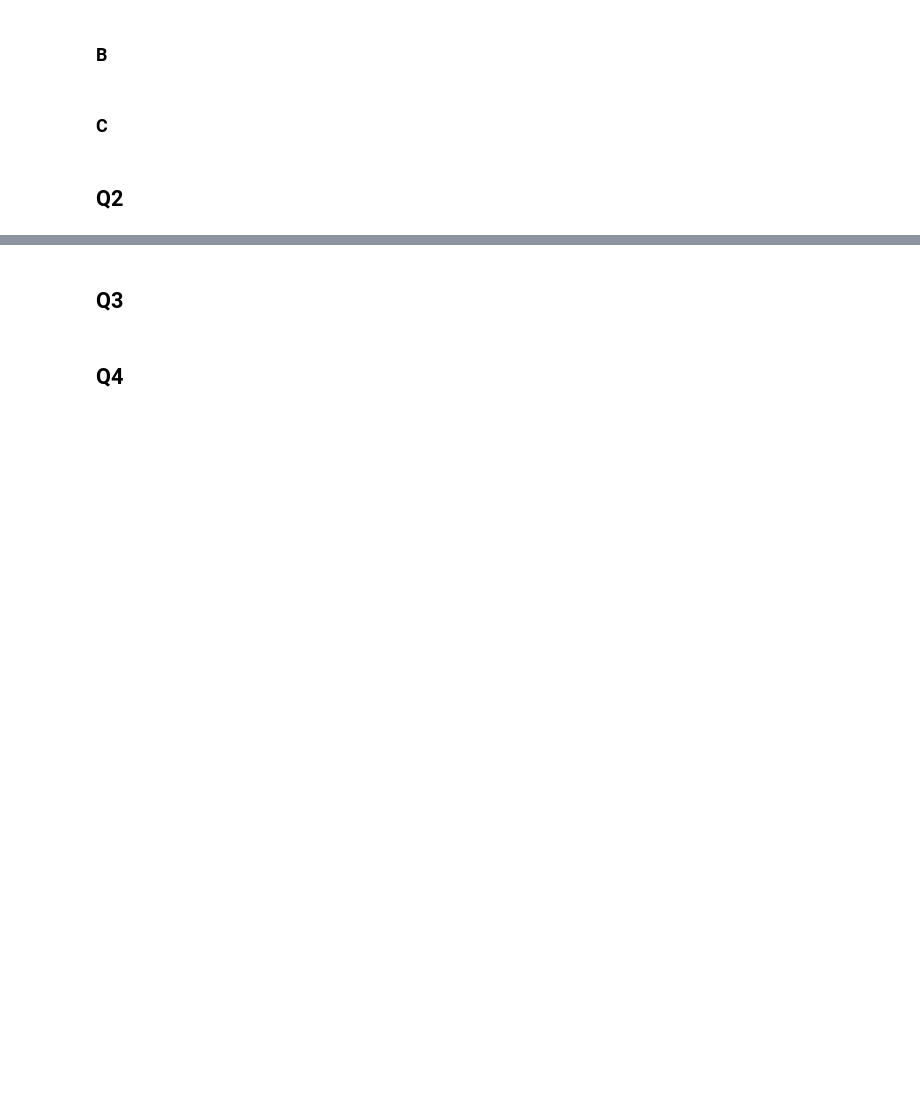
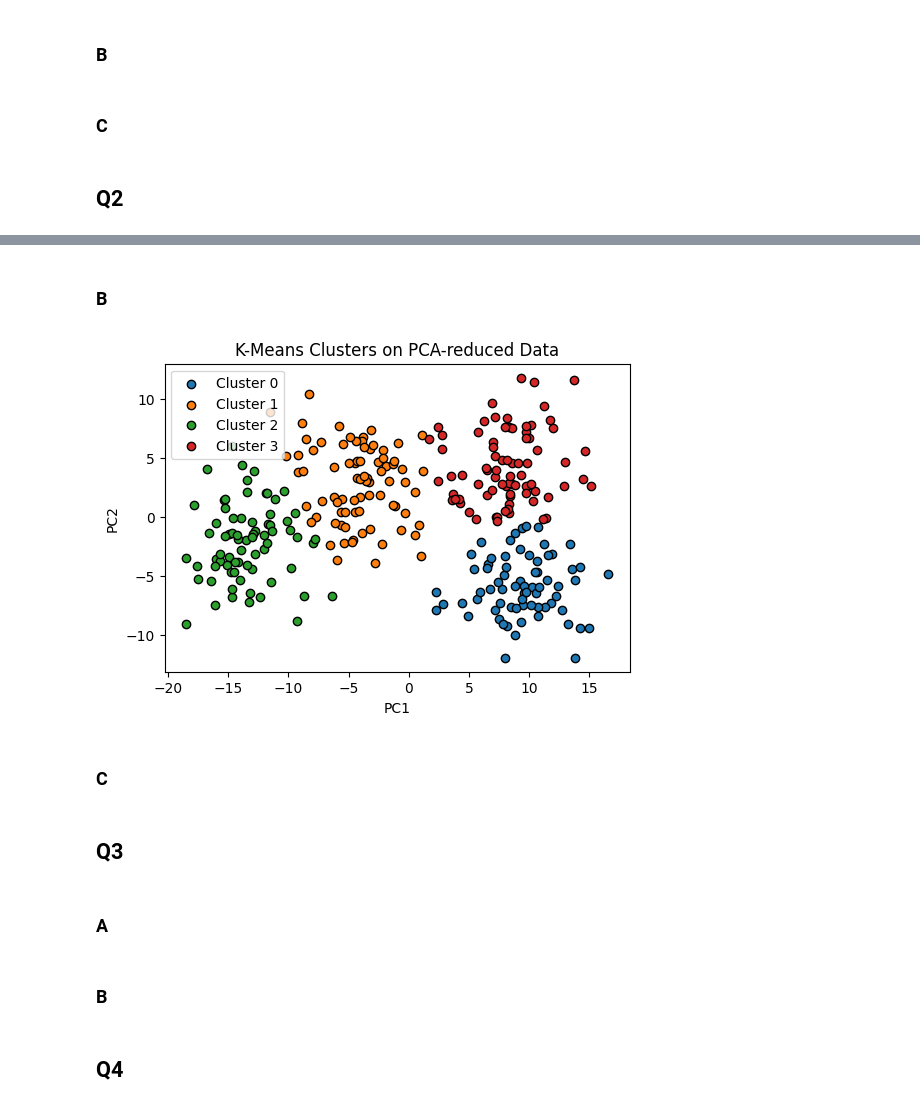
Before and after one commit to elijah-jones-2003/PADL, a Jupyter notebook: padl.ipynb, the cells around one changed output, grey strips where cells are left out. Drawn from its saved outputs; the diff is of its cells as text; code cells hidden in the pictures; blank space fills up the shorter version.

```diff
--- a/padl.ipynb
+++ b/padl.ipynb
@@ -26,6 +77,32 @@ data = np.loadtxt('datasets/PADL-Q2.csv', delimiter=',', skiprows=1)
+# %% [markdown]
+### B
+# %%
+# Apply K-means to PCA data
+kmeans_pca = KMeans(n_clusters=num_clusters)
+Y_kmeans_pca = kmeans_pca.fit_predict(X_pca)
+
+# Plot predictions from kmeans after PCA
+plt.figure(figsize=(6, 4))
+
+for cluster in range(num_clusters):
+    plt.scatter(X_pca[Y_kmeans_pca == cluster, 0], X_pca[Y_kmeans_pca == cluster, 1], label=f"Cluster {cluster}", edgecolor="k")
+
+plt.xlabel("PC1")
+plt.ylabel("PC2")
+plt.title("K-Means Clusters on PCA-reduced Data")
+plt.legend()
+plt.show()
+# %% [output]
+[figure, added]
+# %% [markdown]
+### C
 # %% [markdown]
 ## Q3
+# %% [markdown]
+### A
 # %%
 data = np.loadtxt('datasets/PADL-Q3.txt', delimiter=' ')
+# %% [markdown]
+### B
 # %% [markdown]
 ## Q4
```
Also changed, not shown: parts of 13 cells of this notebook, 1 other file.
